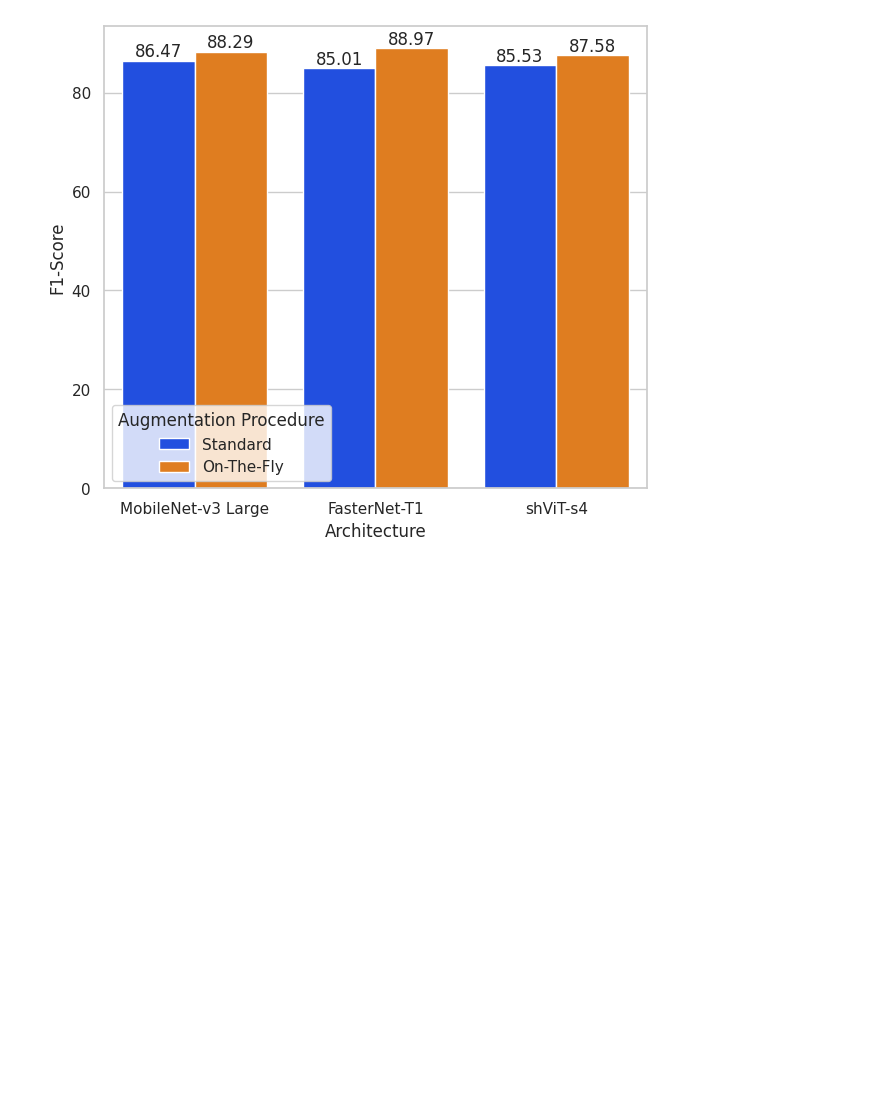
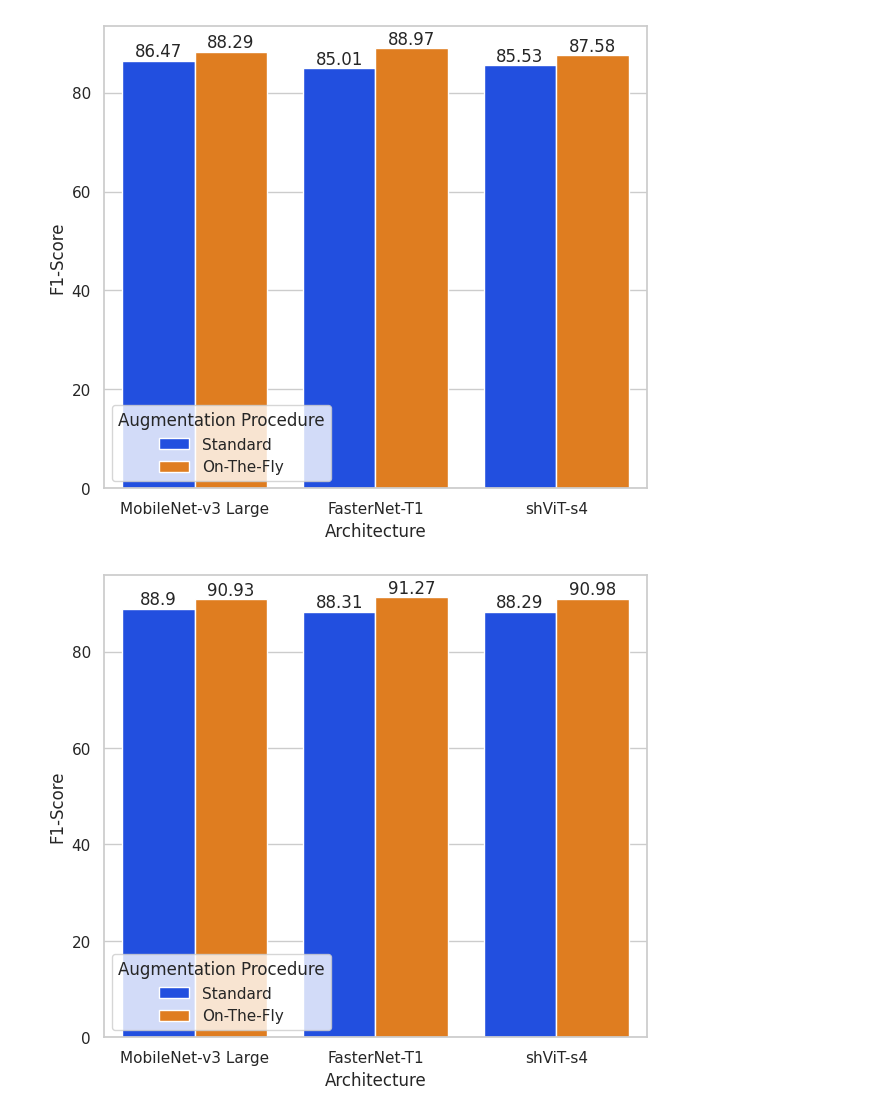
Before and after one commit to abhi-neelam/Skin-Lesion-Classification, a Jupyter notebook: notebooks/results/augmentation_procedure.ipynb, the cells around one changed output. Cells and saved outputs as stored; diff of their text form; code cells hidden in the pictures; blank space fills up the shorter version.

Commit message:
update key figures

```diff
--- a/notebooks/results/augmentation_procedure.ipynb
+++ b/notebooks/results/augmentation_procedure.ipynb
@@ -30,3 +30,12 @@ for container in ax.containers:
     ax.bar_label(container)
 # %% [output]
 [figure]
+# %%
+d = {'Architecture': ['MobileNet-v3 Large', 'FasterNet-T1', 'shViT-s4', 'MobileNet-v3 Large', 'FasterNet-T1', 'shViT-s4'], 'F1-Score': [88.90, 88.31, 88.29, 90.93, 91.27, 90.98], 'Augmentation Procedure': ['Standard', 'Standard', 'Standard', 'On-The-Fly', 'On-The-Fly', 'On-The-Fly']}
+df = pd.DataFrame(data=d)
+fig, axes = plt.subplots(1,1,figsize=(7,6))
+ax = sns.barplot(df, x="Architecture", y="F1-Score", hue='Augmentation Procedure', palette='bright')
+for container in ax.containers:
+    ax.bar_label(container)
+# %% [output]
+[figure, added]
```
Also changed, not shown: 3 other files.
